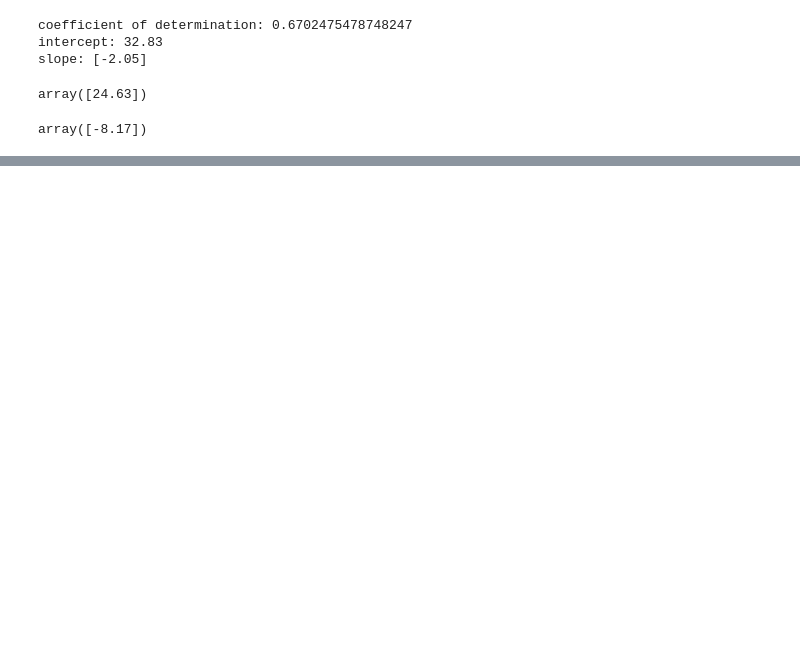
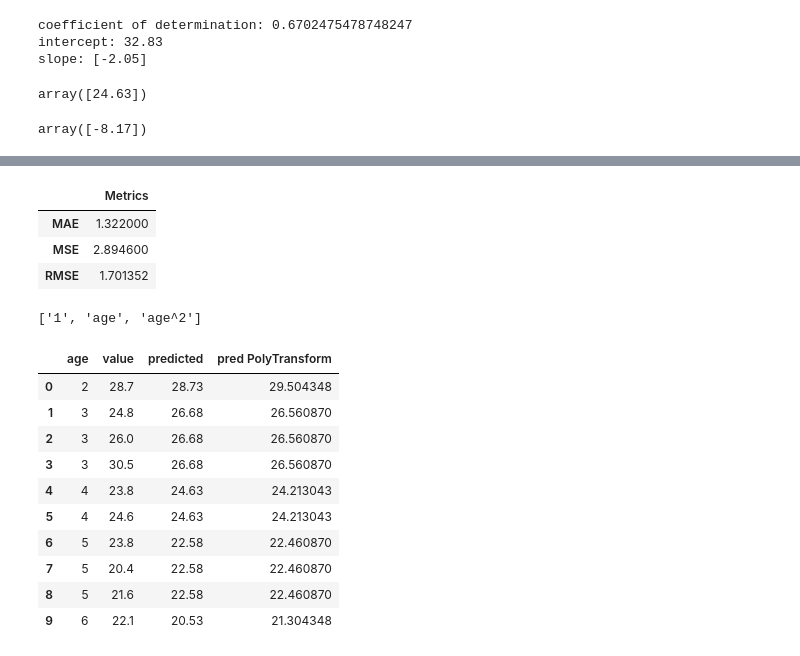
Before and after one commit to anandaru/Kaggle, a Jupyter notebook: Linear Regression/carAgeValue.ipynb, the cells around one changed output, grey strips where cells are left out. Cells and saved outputs as stored; diff of their text form; code cells hidden in the pictures; blank space fills up the shorter version.

```diff
--- a/Linear Regression/carAgeValue.ipynb
+++ b/Linear Regression/carAgeValue.ipynb
@@ -126,0 +127,50 @@ df.to_csv('car_pred.csv',index = False)
+# %%
+#Evaluate the model
+from sklearn import metrics
+MAE= metrics.mean_absolute_error(df.value, df.predicted)
+MSE= metrics.mean_squared_error(df.value, df.predicted)
+RMSE=np.sqrt(MSE)
+pd.DataFrame([MAE, MSE, RMSE], index=['MAE', 'MSE', 'RMSE'], columns=['Metrics'])
+# %% [output]
+|  | Metrics |
+| MAE | 1.322000 |
+| MSE | 2.894600 |
+| RMSE | 1.701352 |
+# %%
+##Run a polynomial transformation. Add to dataframe.
+
+#Linear regression is linear in the model parameters and adding polynomial terms
+#to the model can be an effective way of allowing the model to identify nonlinear patterns.
+#Polynomial regression extends the linear model by adding extra predictors, obtained by raising each of the original
+#predictors to a power. For example, a cubic regression uses three variables, X, X2, and X3, as predictors.
+#This approach provides a simple way to provide a non-linear fit to data.
+
+
+#Let’s run a polynomial transformation on “experience” (X) with the same model and see if our errors reduce.
+
+from sklearn.preprocessing import PolynomialFeatures
+pf=PolynomialFeatures()     #Linear Equation of degree 2
+X_poly=pf.fit_transform(df[['age']])
+model.fit(X_poly, df.value)
+yp=model.predict(X_poly)
+
+pf.get_feature_names(df.columns)
+#features = DataFrame(pf.transform(df), columns=pf.get_feature_names(df.columns))
+#features
+# %% [output]
+['1', 'age', 'age^2']
+# %%
+df['pred PolyTransform']= yp
+df
+# %% [output]
+|  | age | value | predicted | pred PolyTransform |
+| 0 | 2 | 28.7 | 28.73 | 29.504348 |
+| 1 | 3 | 24.8 | 26.68 | 26.560870 |
+| 2 | 3 | 26.0 | 26.68 | 26.560870 |
+| 3 | 3 | 30.5 | 26.68 | 26.560870 |
+| 4 | 4 | 23.8 | 24.63 | 24.213043 |
+| 5 | 4 | 24.6 | 24.63 | 24.213043 |
+| 6 | 5 | 23.8 | 22.58 | 22.460870 |
+| 7 | 5 | 20.4 | 22.58 | 22.460870 |
+| 8 | 5 | 21.6 | 22.58 | 22.460870 |
+| 9 | 6 | 22.1 | 20.53 | 21.304348 |
```
Also changed, not shown: parts of 19 cells of this notebook.
